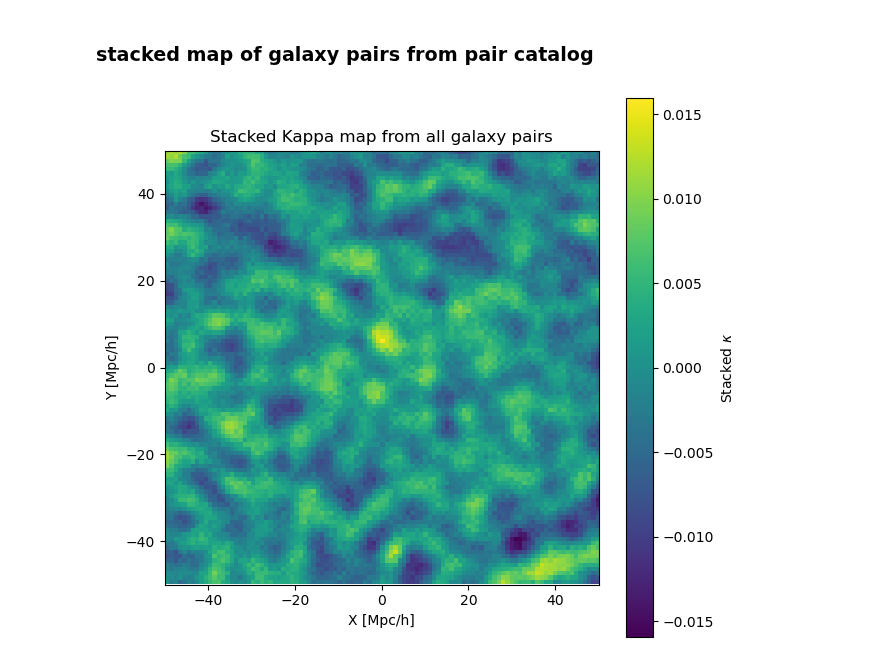
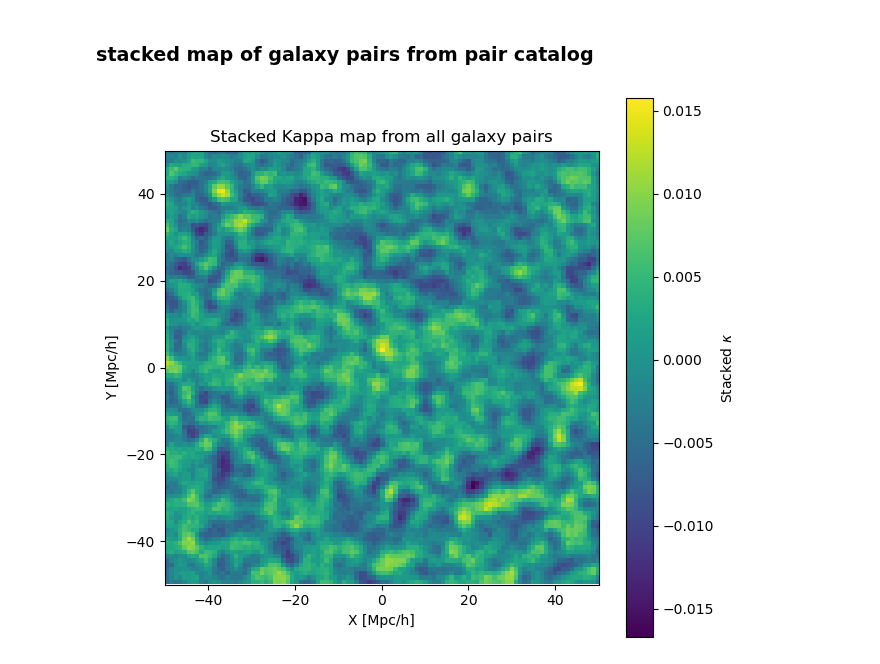
Before and after one commit to carolinewu327/astrophysics, a Jupyter notebook: stack_pairs_from_pair_catalog.ipynb, the cells around one changed output. Drawn from its saved outputs; the diff is of its cells as text; code cells hidden in the pictures.

```diff
--- a/stack_pairs_from_pair_catalog.ipynb
+++ b/stack_pairs_from_pair_catalog.ipynb
@@ -21,7 +21,7 @@ kmap = hp.alm2map(hp.smoothalm(alm_data, fwhm=np.radians(8/60)), nside=nside, lm
 mask = hp.read_map(mask_file)
 
 # --- Grid parameters ---
-grid_size = 100.0  # Mpc/h box size
+grid_size = 100.0 # Mpc/h box size
 grid_res = 101
 half_size = grid_size / 2
 X_vals = np.linspace(-half_size, half_size, grid_res)
@@ -42,7 +42,7 @@ for idx, pair in tqdm(pairs.iterrows(), total=len(pairs), desc="Stacking pairs")
     lc = 0.5 * (l1 + l2)
     bc = 0.5 * (b1 + b2)
     zbar = 0.5 * (z1 + z2)
-    Dc = cosmo.comoving_distance(zbar).value  # Mpc/h
+    Dc = cosmo.comoving_distance(zbar).value * cosmo.h # Mpc/h
 
     # Rotation angle theta
     dl = (l2 - l1) * np.cos(bc)
@@ -70,31 +70,31 @@ for idx, pair in tqdm(pairs.iterrows(), total=len(pairs), desc="Stacking pairs")
     # Sample kappa and mask
     kappa_vals = kmap[pix].reshape(grid_res, grid_res)
     mask_vals = mask[pix].reshape(grid_res, grid_res)
 
     # Mask out invalid pixels
     valid_mask = (mask_vals != 0) & np.isfinite(kappa_vals)
     kappa_vals[~valid_mask] = 0.0
 
     # Weights: if you have pair weights, use them here
     weight = 1.0  # equal weighting for now
 
     # Accumulate weighted sum and weights
     kappa_stack_sum += weight * kappa_vals
     weight_stack_sum += weight * valid_mask.astype(float)
 
 # Avoid division by zero
 nonzero = weight_stack_sum > 0
 kappa_stack_mean = np.zeros_like(kappa_stack_sum)
 kappa_stack_mean[nonzero] = kappa_stack_sum[nonzero] / weight_stack_sum[nonzero]
 
 # Plot stacked map
 plt.figure(figsize=(7,7))
 extent = [-half_size, half_size, -half_size, half_size]
 im = plt.imshow(kappa_stack_mean, origin='lower', extent=extent, cmap='viridis')
 plt.colorbar(im, label=r'Stacked $\kappa$')
 plt.xlabel('X [Mpc/h]')
 plt.ylabel('Y [Mpc/h]')
 plt.title('Stacked Kappa map from all galaxy pairs')
 plt.show()
 # %% [output]
-[figure, old version]
+[figure, new version]
```
Also changed, not shown: parts of 2 cells of this notebook, 2 other files.
